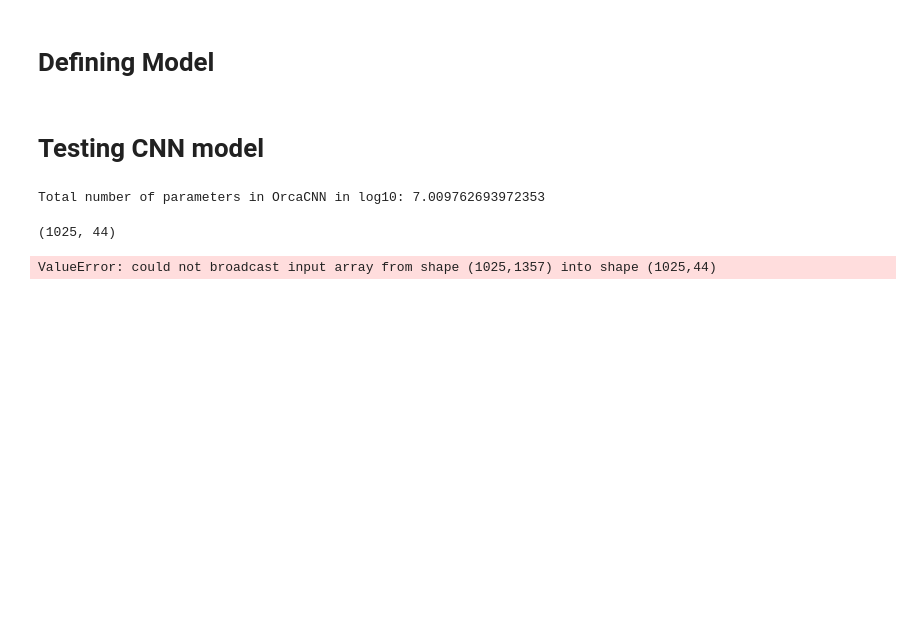
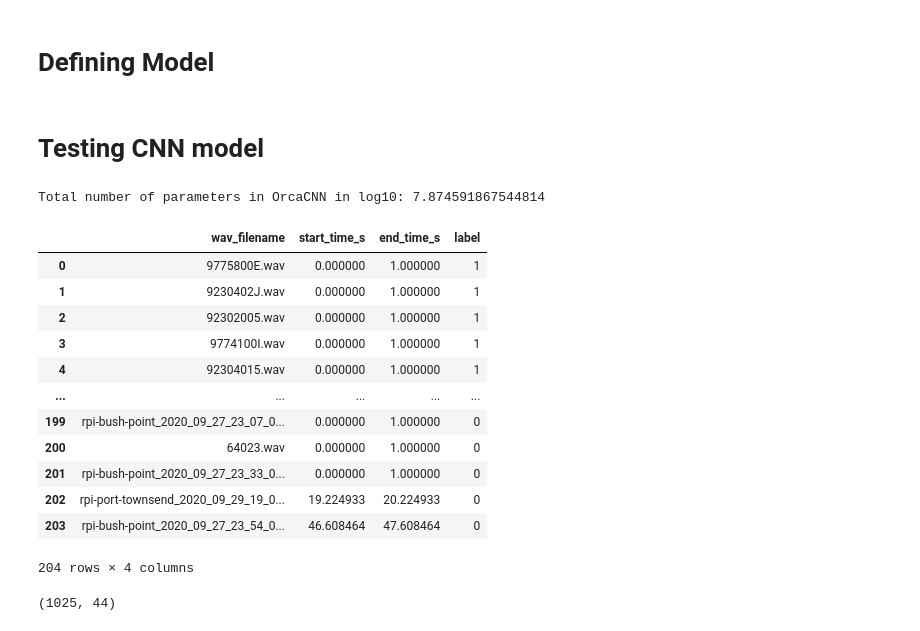
Before and after one commit to Denolle-Lab/OrcaSeis, a Jupyter notebook: cnn_pytorch.ipynb, the cells around one changed output. Drawn from its saved outputs; the diff is of its cells as text; code cells hidden in the pictures; blank space fills up the shorter version.

```diff
--- a/cnn_pytorch.ipynb
+++ b/cnn_pytorch.ipynb
@@ -148,16 +157,16 @@ class OrcaCNN(nn.Module):
 # Testing CNN model
 # %%
 # Assuming the input shape is (batch_size, num_channels, num_features)
-# batch_size = 64  # You can adjust the batch size as needed
-num_channels = 3
+# batch_size = 64
+num_channels = 1
 num_features = 5000
 # Create a random input tensor with the specified shape
 random_input = torch.randn(batch_size, num_channels,int(input_window_length*fs)).to(device)
 # Initialize your model
-model = OrcaCNN(num_classes=4, num_channels=num_channels).to(device)  # Use 'cuda' if you have a GPU available
+model = OrcaCNN(num_classes=2, num_channels=num_channels).to(device)  # Use 'cuda' if you have a GPU available
 total_params = sum(p.numel() for p in model.parameters() if p.requires_grad)
 print(f"Total number of parameters in OrcaCNN in log10: {np.log10(total_params)}")
 # %% [output]
-Total number of parameters in OrcaCNN in log10: 7.009762693972353
+Total number of parameters in OrcaCNN in log10: 7.874591867544814
 # %%
 from torch.utils.data import Dataset
@@ -176,0 +321,16 @@ class PNWDataSet(Dataset): # create custom dataset
+# %%
+data_df
+# %% [output]
+|  | wav_filename | start_time_s | end_time_s | label |
+| 0 | 9775800E.wav | 0.000000 | 1.000000 | 1 |
+| 1 | 9230402J.wav | 0.000000 | 1.000000 | 1 |
+| 2 | 92302005.wav | 0.000000 | 1.000000 | 1 |
+| 3 | 9774100I.wav | 0.000000 | 1.000000 | 1 |
+| 4 | 92304015.wav | 0.000000 | 1.000000 | 1 |
+| ... | ... | ... | ... | ... |
+| 199 | rpi-bush-point_2020_09_27_23_07_0... | 0.000000 | 1.000000 | 0 |
+| 200 | 64023.wav | 0.000000 | 1.000000 | 0 |
+| 201 | rpi-bush-point_2020_09_27_23_33_0... | 0.000000 | 1.000000 | 0 |
+| 202 | rpi-port-townsend_2020_09_29_19_0... | 19.224933 | 20.224933 | 0 |
+| 203 | rpi-bush-point_2020_09_27_23_54_0... | 46.608464 | 47.608464 | 0 |
+204 rows × 4 columns
@@ -183,44 +349,9 @@ data = np.zeros(shape=(num_total_data, N, spectrogram_1.shape[1]))
 labels = np.zeros(num_total_data)
 print(spectrogram_1.shape)
 
-# Shuffling the data
+# Shuffling data_df
 random.seed(1234)
 data_df = data_df.sample(frac=1).reset_index(drop=True)
-
-# Populating data and labels arrays
-for index, row in data_df.iterrows():
-    file_name = str(index) + ".npy"
-
-    # Load the spectrogram
-    cat_path = ""
-    if row['label'] == 0:
-        cat_path = 'noise_spectrogram'
-    else:
-        cat_path = 'orca_spectrogram'
-    spectrogram = np.load(os.path.join(dir_path, cat_path, file_name))
-
-    # Select window of data (first 100 points)
-    spectrogram = spectrogram[:N, :]
-
-    # Normalize using std deviation
-    mean = np.mean(spectrogram)
-    std_dev = np.std(spectrogram)
-    normalized_spectrogram = (spectrogram - mean) / std_dev
-
-    # Add spectrogram to data array
-    data[index] = normalized_spectrogram
-
-    # Populate labels array
-    labels[index] = row['label']
-
-    # TESTING CODE
-#     if index == 2:
-#         break
-
-
-# Remove rows of 0s if there are any and return data and labels arrays
-idx = np.where(np.mean(np.abs(data[:,2,0:10]),axis=-1)>0)[0]
-data_df.head()
+# data_df
 # %% [output]
 (1025, 44)
-ValueError: could not broadcast input array from shape (1025,1357) into shape (1025,44)
```
Also changed, not shown: parts of 19 cells of this notebook.
